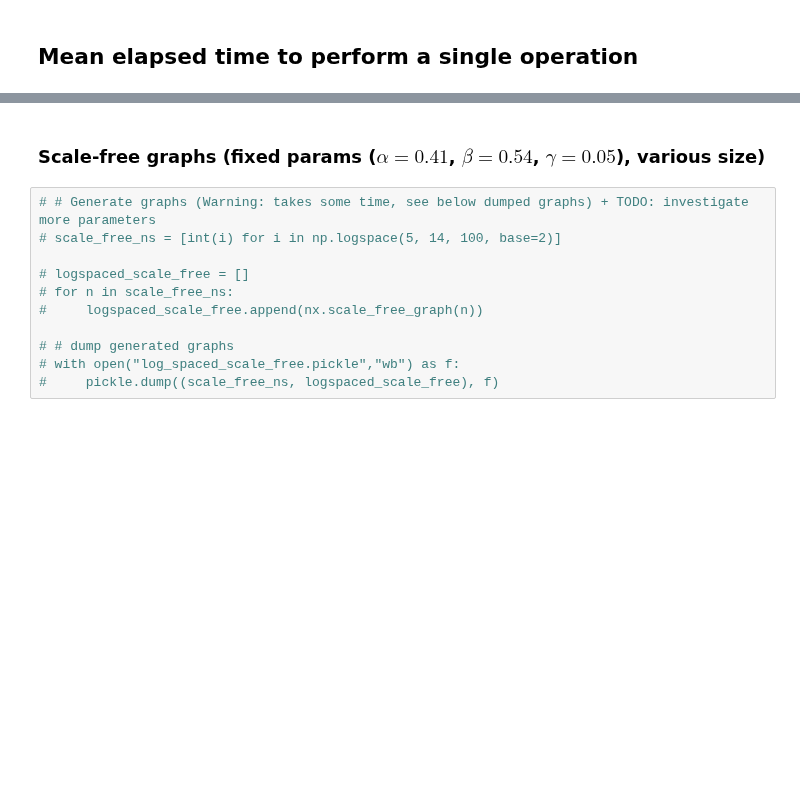
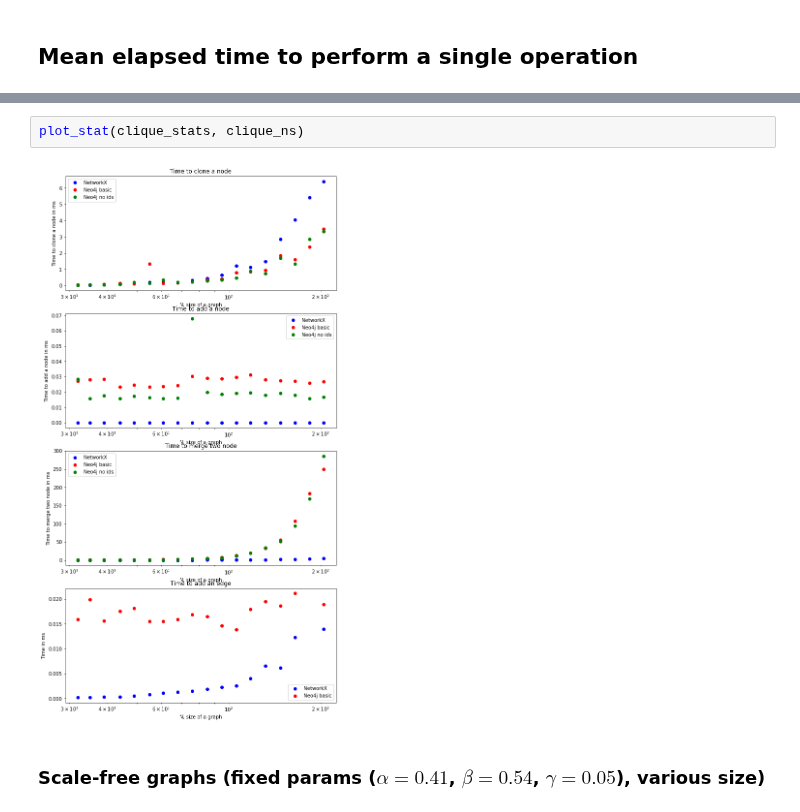
Before and after one commit to Kappa-Dev/ReGraph, a Jupyter notebook: examples/benchmark/Benchmark.ipynb, the cells around one changed output, grey strips where cells are left out. Saved outputs shown, nothing was run; the diff lists cells and outputs as text; blank space fills up the shorter version.

```diff
--- a/examples/benchmark/Benchmark.ipynb
+++ b/examples/benchmark/Benchmark.ipynb
@@ -195,13 +65,6 @@ plt.show()
+# %%
+plot_stat(clique_stats, clique_ns)
+# %% [output]
+[figure, added]
 # %% [markdown]
 ### Scale-free graphs (fixed params ($\alpha=0.41$, $\beta=0.54$, $\gamma=0.05$), various size)
-# %%
-# # Generate graphs (Warning: takes some time, see below dumped graphs) + TODO: investigate more parameters
-# scale_free_ns = [int(i) for i in np.logspace(5, 14, 100, base=2)]
-
-# logspaced_scale_free = []
-# for n in scale_free_ns:
-#     logspaced_scale_free.append(nx.scale_free_graph(n))
-
-# # dump generated graphs
-# with open("log_spaced_scale_free.pickle","wb") as f:
-#     pickle.dump((scale_free_ns, logspaced_scale_free), f)
```
Also changed, not shown: parts of 26 cells of this notebook, 10 other files.
